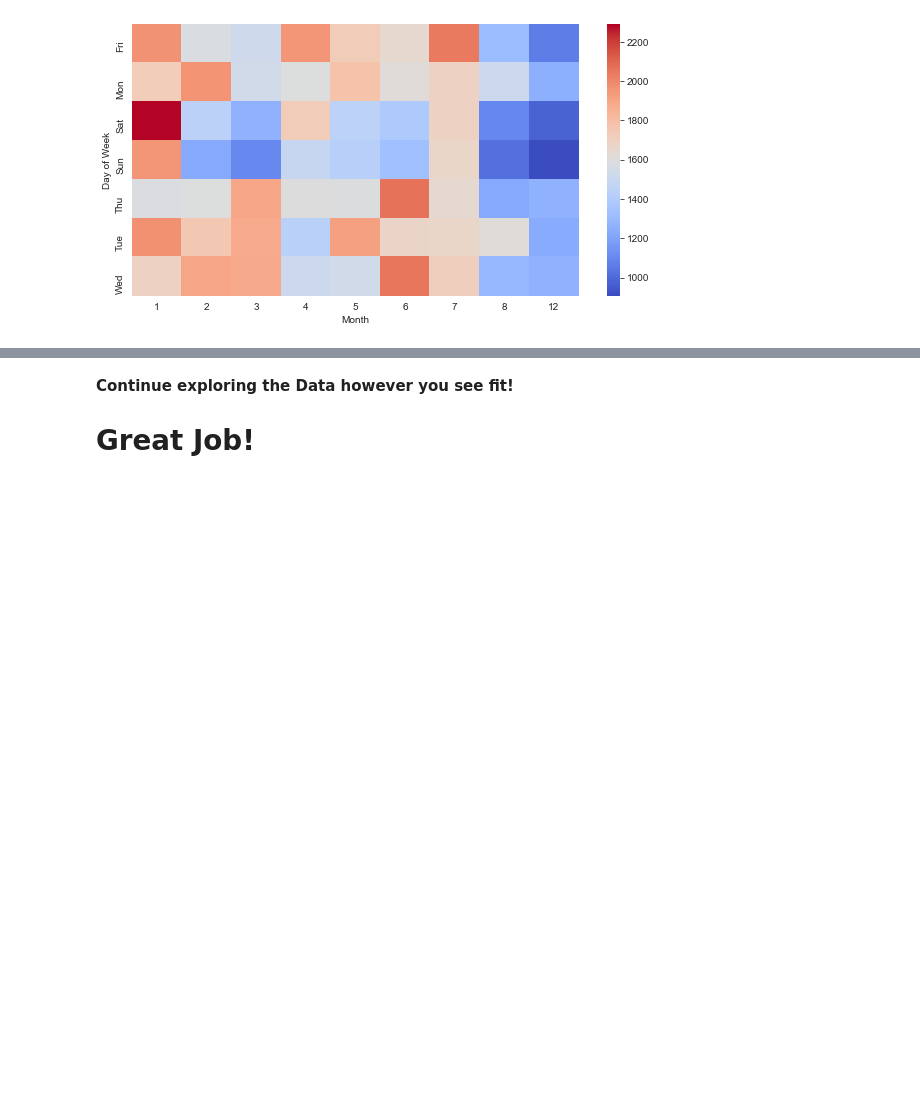
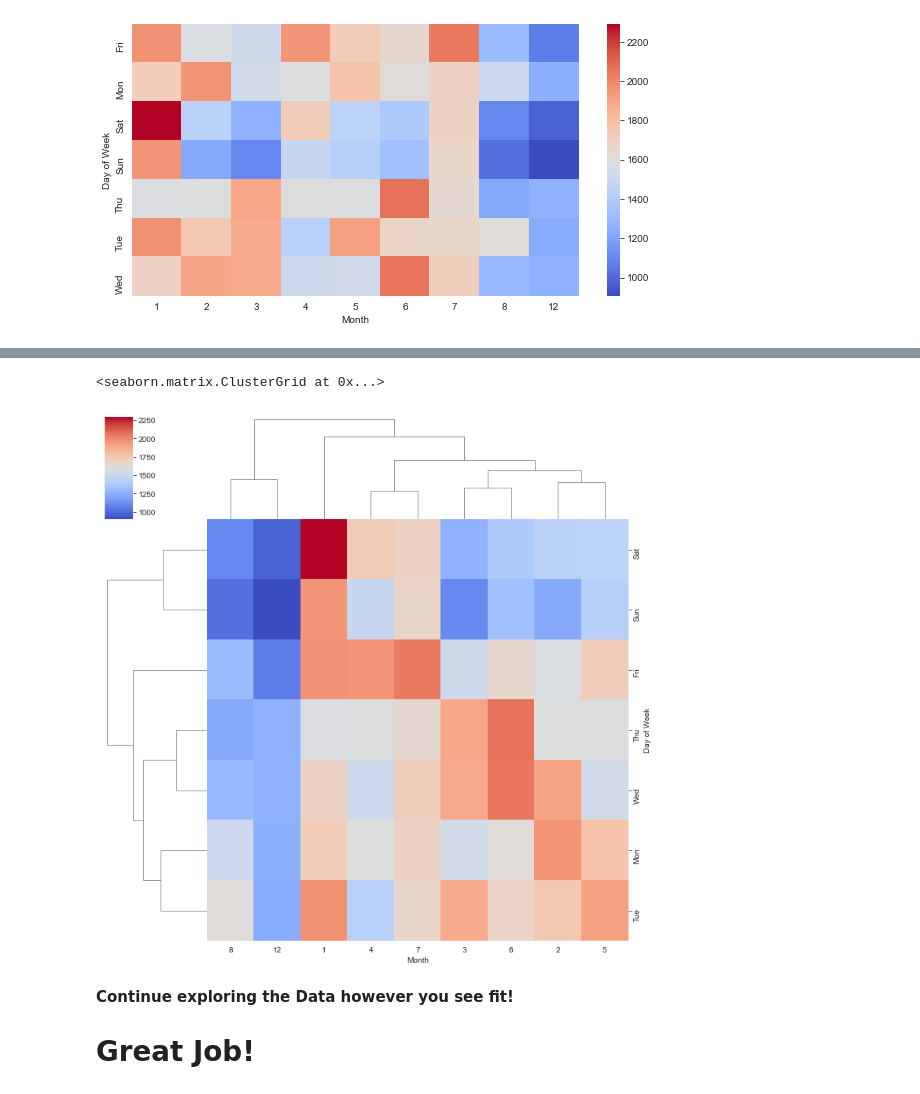
Before and after one commit to minajm/Udemy_PY_DS_ML, a Jupyter notebook: s13(1)_911_calls_data_capstone_project.ipynb, the cells around one changed output, grey strips where cells are left out. Cells and saved outputs as stored; diff of their text form; code cells hidden in the pictures; blank space fills up the shorter version.

```diff
--- a/s13(1)_911_calls_data_capstone_project.ipynb
+++ b/s13(1)_911_calls_data_capstone_project.ipynb
@@ -304,3 +300,8 @@ sns.heatmap(dayMonth,cmap='coolwarm')
+# %%
+sns.clustermap(dayMonth,cmap='coolwarm')
+# %% [output]
+<seaborn.matrix.ClusterGrid at 0x...>
+[figure, added]
 # %% [markdown]
 **Continue exploring the Data however you see fit!**
 # Great Job!
```
Also changed, not shown: parts of 1 cell of this notebook.
